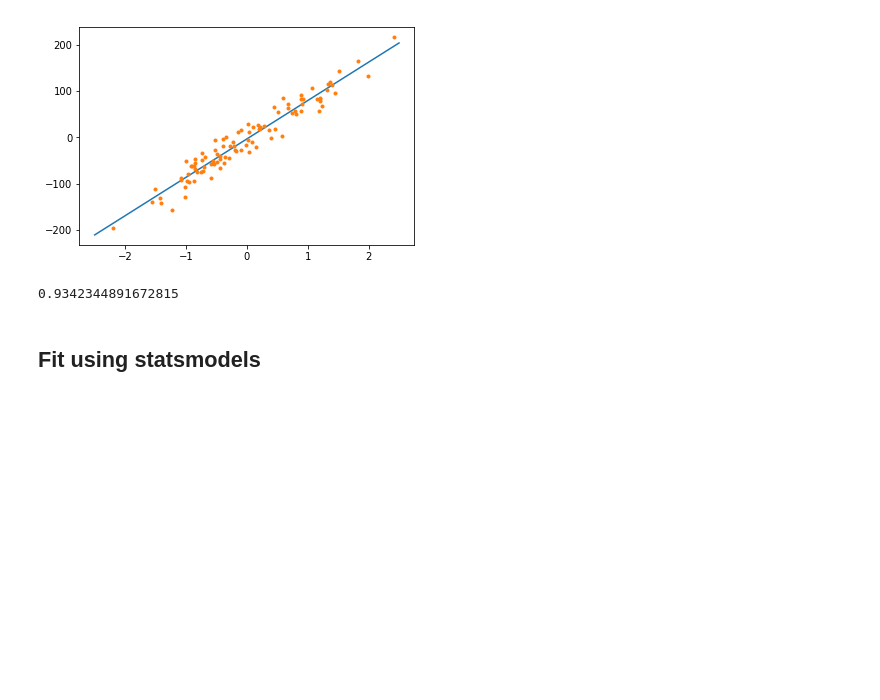
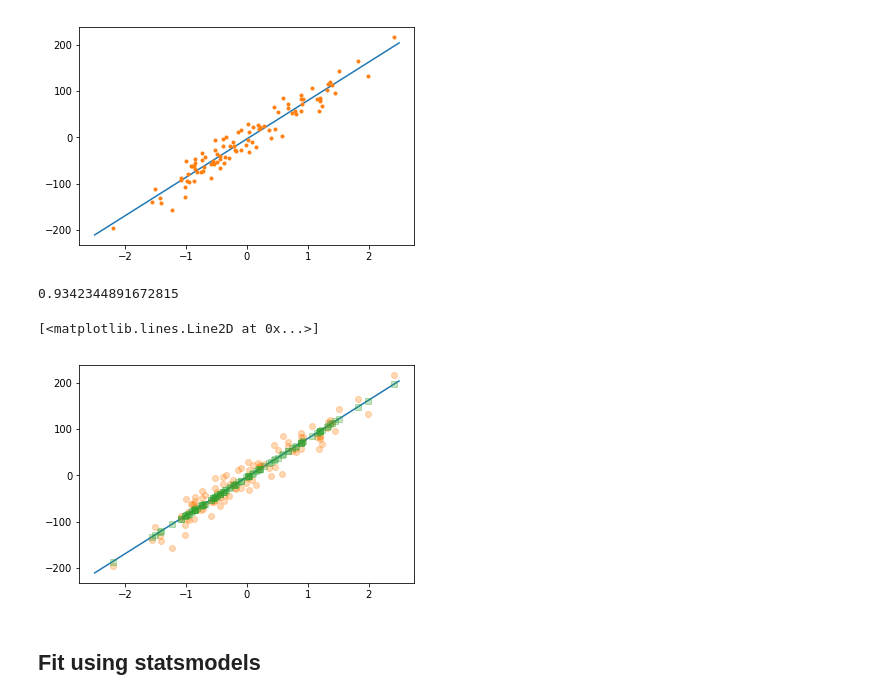
Before and after one commit to thpclass/thpday1, a Jupyter notebook: s1/linreg.ipynb, the cells around one changed output. Drawn from its saved outputs; the diff is of its cells as text; code cells hidden in the pictures; blank space fills up the shorter version.

```diff
--- a/s1/linreg.ipynb
+++ b/s1/linreg.ipynb
@@ -47,8 +98,17 @@ plt.plot(X, Y, '.')
 # %%
 from sklearn.metrics import r2_score
 # %%
-r2_score(y, lr.predict(X))
+ypred = lr.predict(X)
-# %% [output]
-0.9342344891672815
+# %%
+r2_score(y, ypred)
+# %% [output]
+0.9342344891672815
+# %%
+plt.plot(Xgrid, ypgrid)
+plt.plot(X, Y, 'o', alpha=0.3)
+plt.plot(x, ypred, 's', alpha=0.3)
+# %% [output]
+[<matplotlib.lines.Line2D at 0x...>]
+[figure, added]
 # %% [markdown]
 ## Fit using statsmodels
```
Also changed, not shown: parts of 10 cells of this notebook, 3 other files.
